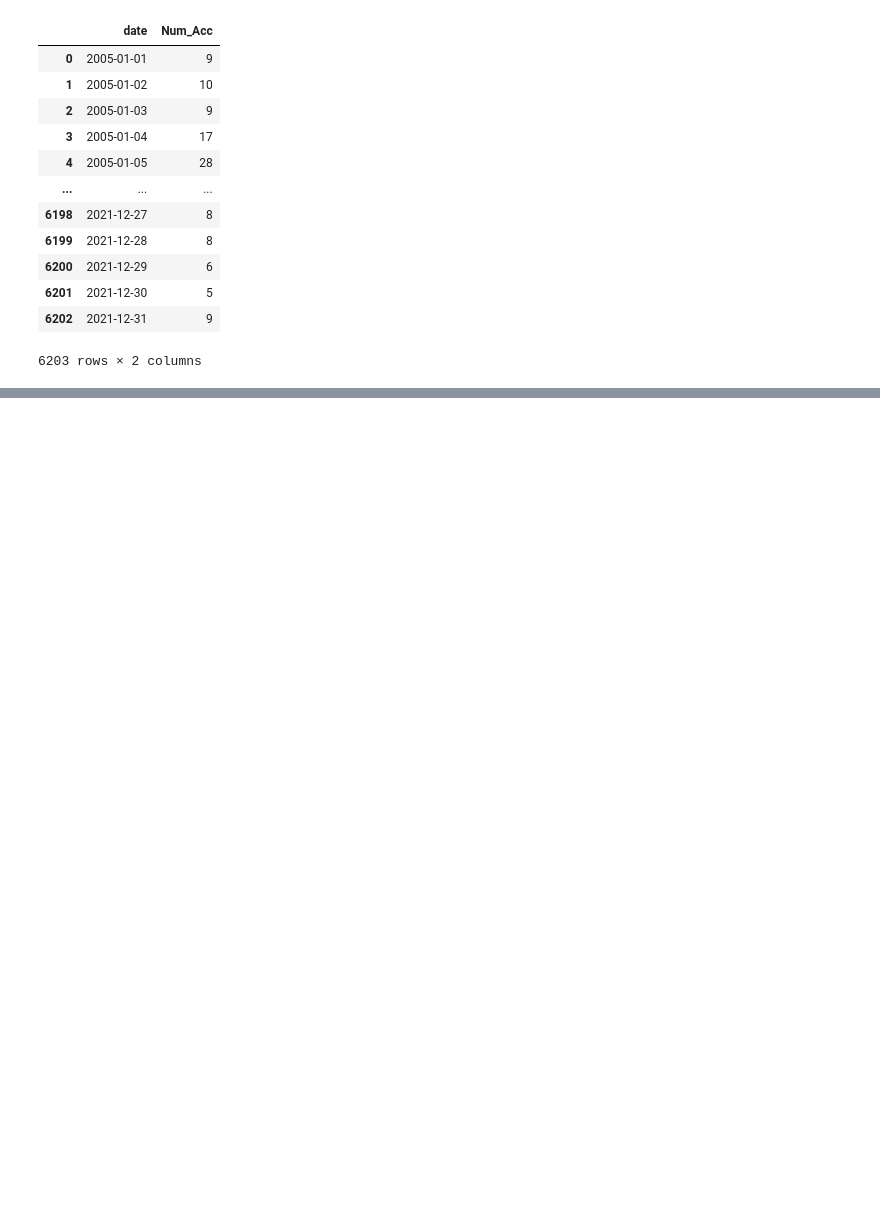
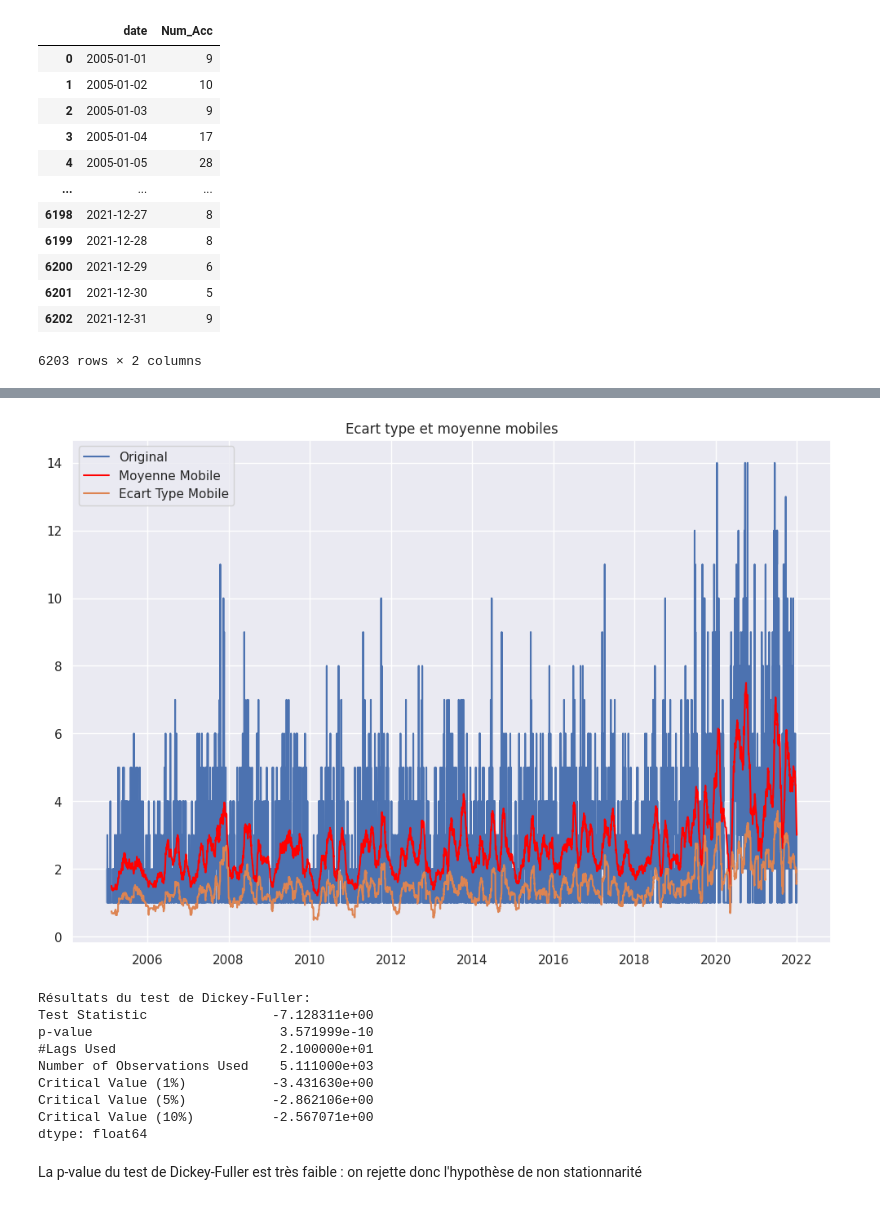
Before and after one commit to gauthgoth/Challenge---Etudes-de-Cas, a Jupyter notebook: accidentology_prediction.ipynb, the cells around one changed output, grey strips where cells are left out. Drawn from its saved outputs; the diff is of its cells as text; code cells hidden in the pictures; blank space fills up the shorter version.

```diff
--- a/accidentology_prediction.ipynb
+++ b/accidentology_prediction.ipynb
@@ -85,0 +110,3 @@ df_accidents_paris['date'] = create_date_column(df_accidents_paris)
+# %%
+df_accidents_velo_paris = pd.get_dummies(df_accidents_velo_paris , columns = ['day_of_week' , 'month'])
+df_accidents_paris = pd.get_dummies(df_accidents_paris , columns = ['day_of_week' , 'month'])
@@ -231,0 +154,15 @@ ModuleNotFoundError: No module named 'fbprophet'
+# %%
+test_stationarity(group_accidents_velo_paris.set_index('date').Num_Acc , window = 28)
+# %% [output]
+[figure, added]
+Résultats du test de Dickey-Fuller:
+Test Statistic                -7.128311e+00
+p-value                        3.571999e-10
+#Lags Used                     2.100000e+01
+Number of Observations Used    5.111000e+03
+Critical Value (1%)           -3.431630e+00
+Critical Value (5%)           -2.862106e+00
+Critical Value (10%)          -2.567071e+00
+dtype: float64
+# %% [markdown]
+La p-value du test de Dickey-Fuller est très faible : on rejette donc l'hypothèse de non stationnarité
```
Also changed, not shown: parts of 77 cells of this notebook, 15 other files.
